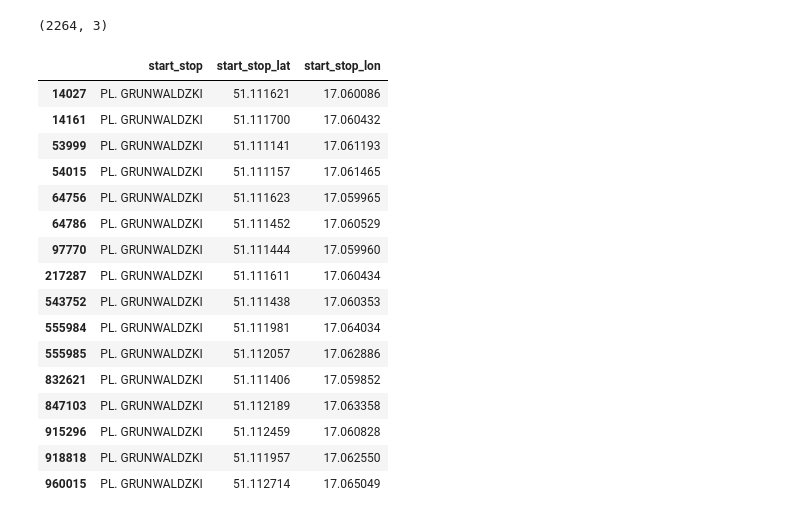
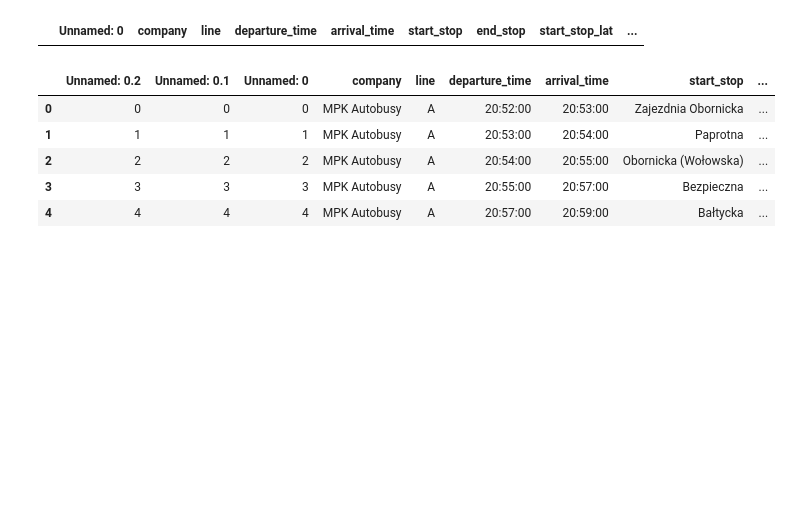
Before and after one commit to jkociecki/graph-search, a Jupyter notebook: exploring.ipynb, the cells around one changed output. Drawn from its saved outputs; the diff is of its cells as text; code cells hidden in the pictures; blank space fills up the shorter version.

```diff
--- a/exploring.ipynb
+++ b/exploring.ipynb
@@ -28,0 +68,5 @@ df = df.merge( df_unique[['start_stop' , 'start_stop_lat', 'start_stop_lon', 'st
+# %%
+nan_rows = df[df.isna().any(axis=1)]
+nan_rows
+# %% [output]
+|  | Unnamed: 0 | company | line | departure_time | arrival_time | start_stop | end_stop | start_stop_lat | ... |
@@ -29,5 +86,6 @@ df = df.merge( df_unique[['start_stop' , 'start_stop_lat', 'start_stop_lon', 'st
 # %%
 df.to_csv('mpk_indexed.csv')
+df = pd.read_csv('mpk_indexed.csv')
 # %%
 @dataclass
 class Connection:
@@ -52,6 +110,11 @@ connection_graph: List[BusStop] = []
 # %%
-df_unique = df[['start_stop', 'start_stop_lat', 'start_stop_lon']].drop_duplicates()
-df_unique.shape
+df_unique = df.drop_duplicates(subset=['start_stop_index'])
+df_unique.head()
 # %% [output]
-(2264, 3)
+|  | Unnamed: 0.2 | Unnamed: 0.1 | Unnamed: 0 | company | line | departure_time | arrival_time | start_stop | ... |
+| 0 | 0 | 0 | 0 | MPK Autobusy | A | 20:52:00 | 20:53:00 | Zajezdnia Obornicka | ... |
+| 1 | 1 | 1 | 1 | MPK Autobusy | A | 20:53:00 | 20:54:00 | Paprotna | ... |
+| 2 | 2 | 2 | 2 | MPK Autobusy | A | 20:54:00 | 20:55:00 | Obornicka (Wołowska) | ... |
+| 3 | 3 | 3 | 3 | MPK Autobusy | A | 20:55:00 | 20:57:00 | Bezpieczna | ... |
+| 4 | 4 | 4 | 4 | MPK Autobusy | A | 20:57:00 | 20:59:00 | Bałtycka | ... |
 # %%
@@ -65,21 +131 @@ for _, row in df_unique.iterrows():
     connection_graph.append(bus_stop)
-# %%
-df_unique[df_unique['start_stop'] == 'PL. GRUNWALDZKI']
-# %% [output]
-|  | start_stop | start_stop_lat | start_stop_lon |
-| 14027 | PL. GRUNWALDZKI | 51.111621 | 17.060086 |
-| 14161 | PL. GRUNWALDZKI | 51.111700 | 17.060432 |
-| 53999 | PL. GRUNWALDZKI | 51.111141 | 17.061193 |
-| 54015 | PL. GRUNWALDZKI | 51.111157 | 17.061465 |
-| 64756 | PL. GRUNWALDZKI | 51.111623 | 17.059965 |
-| 64786 | PL. GRUNWALDZKI | 51.111452 | 17.060529 |
-| 97770 | PL. GRUNWALDZKI | 51.111444 | 17.059960 |
-| 217287 | PL. GRUNWALDZKI | 51.111611 | 17.060434 |
-| 543752 | PL. GRUNWALDZKI | 51.111438 | 17.060353 |
-| 555984 | PL. GRUNWALDZKI | 51.111981 | 17.064034 |
-| 555985 | PL. GRUNWALDZKI | 51.112057 | 17.062886 |
-| 832621 | PL. GRUNWALDZKI | 51.111406 | 17.059852 |
-| 847103 | PL. GRUNWALDZKI | 51.112189 | 17.063358 |
-| 915296 | PL. GRUNWALDZKI | 51.112459 | 17.060828 |
-| 918818 | PL. GRUNWALDZKI | 51.111957 | 17.062550 |
-| 960015 | PL. GRUNWALDZKI | 51.112714 | 17.065049 |
```
Also changed, not shown: parts of 10 cells of this notebook, 2 other files.
